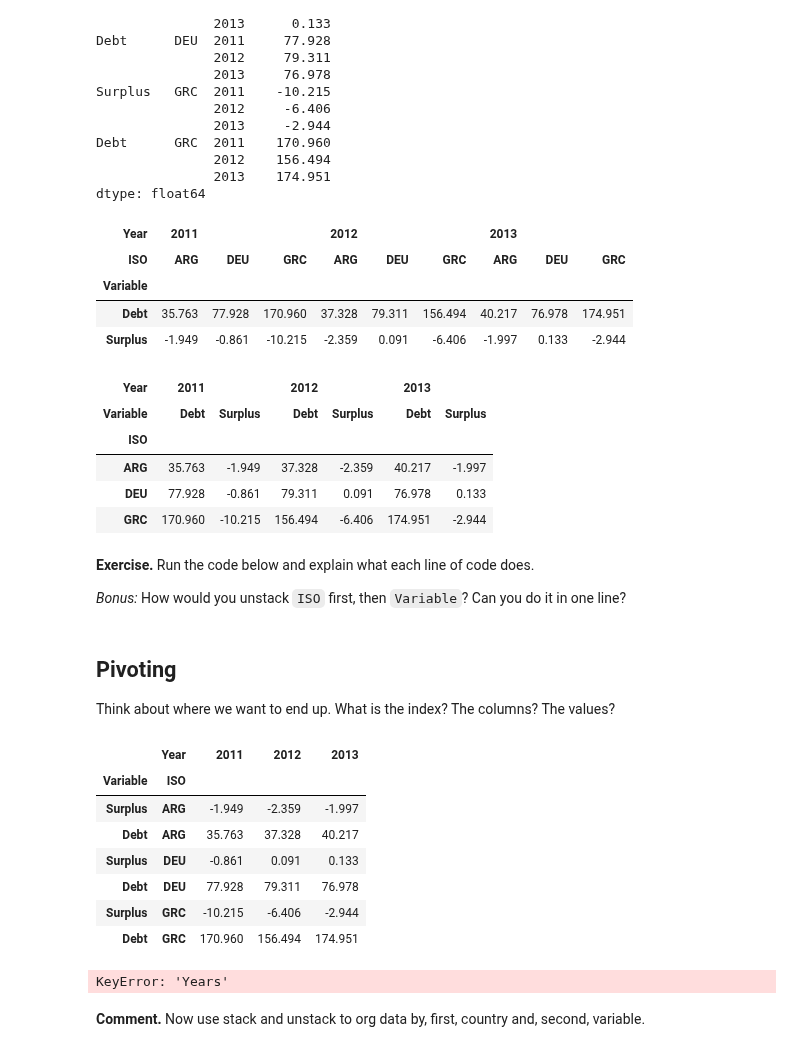
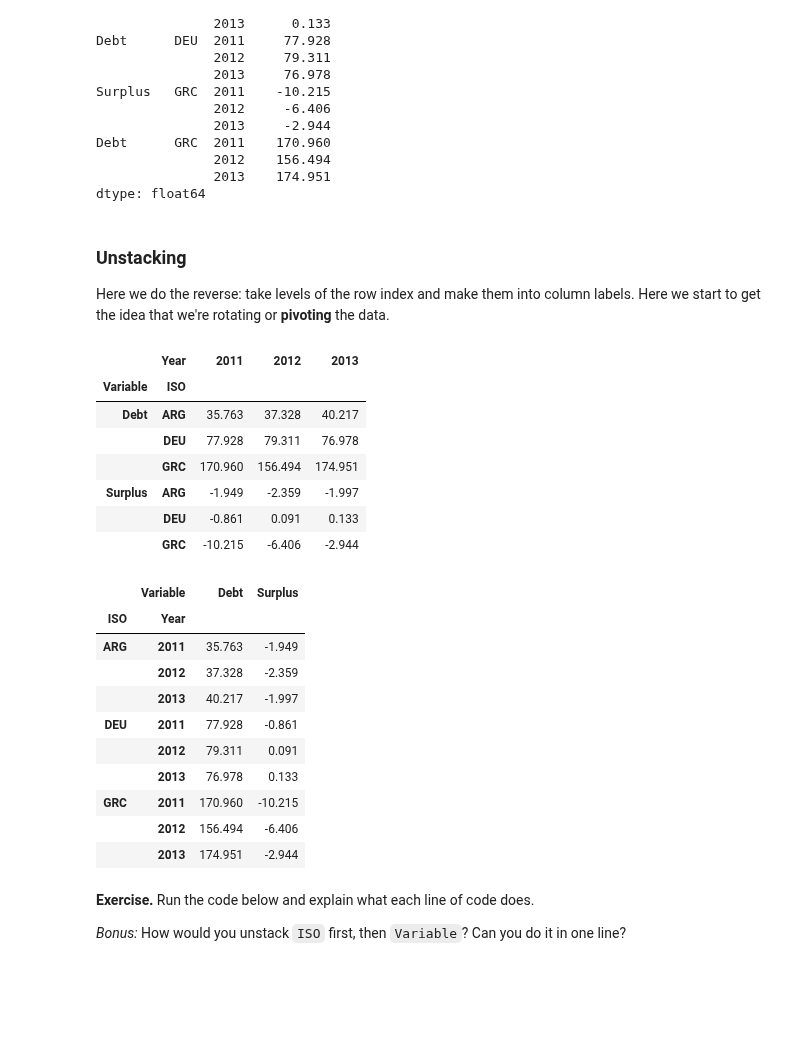
Before and after one commit to DaveBackus/Data_Bootcamp, a Jupyter notebook: Code/IPython/bootcamp_pandas-shape.ipynb, the cells around one changed output. Saved outputs shown, nothing was run; the diff lists cells and outputs as text; code cells hidden in the pictures; blank space fills up the shorter version.

```diff
--- a/Code/IPython/bootcamp_pandas-shape.ipynb
+++ b/Code/IPython/bootcamp_pandas-shape.ipynb
@@ -131,7 +129,7 @@ Take the dataframe `dd`.  What would we like in the index?  Evenutally we'd like
 # %% [markdown]
 ### Setting the index
 # %%
-dd.set_index(['Country'])
+dd.set_index('Country')
 # %% [output]
 |  | ISO | Variable | Description | Units | 2011 | 2012 | 2013 |
 | Country |  |  |  |  |  |  |  |
@@ -141,5 +139,3 @@ dd.set_index(['Country'])
 | Germany | DEU | Debt | General government gross debt | Percent of GDP | 77.928 | 79.311 | 76.978 |
 | Greece | GRC | Surplus | General government net lending/bo... | Percent of GDP | -10.215 | -6.406 | -2.944 |
 | Greece | GRC | Debt | General government gross debt | Percent of GDP | 170.960 | 156.494 | 174.951 |
-# %%
-dd.set_index(['Variable'])
@@ -352,25 +395,37 @@ Debt      GRC  2011    170.960
                2012    156.494
                2013    174.951
 dtype: float64
+# %% [markdown]
+### Unstacking
+
+Here we do the reverse:  take levels of the row index and make them into column labels.  Here we start to get the idea that we're rotating or **pivoting** the data.
 # %%
 # now go long to wide
-dds.unstack()  # defalult is lowest value level='ISO'
+ds.unstack()  # defalult is lowest value level='ISO'
 # %% [output]
-| Year | 2011 |  |  | 2012 |  |  | 2013 |  |  |
-| ISO | ARG | DEU | GRC | ARG | DEU | GRC | ARG | DEU | GRC |
-| Variable |  |  |  |  |  |  |  |  |  |
-| Debt | 35.763 | 77.928 | 170.960 | 37.328 | 79.311 | 156.494 | 40.217 | 76.978 | 174.951 |
-| Surplus | -1.949 | -0.861 | -10.215 | -2.359 | 0.091 | -6.406 | -1.997 | 0.133 | -2.944 |
+|  | Year | 2011 | 2012 | 2013 |
+| Variable | ISO |  |  |  |
+| Debt | ARG | 35.763 | 37.328 | 40.217 |
+|  | DEU | 77.928 | 79.311 | 76.978 |
+|  | GRC | 170.960 | 156.494 | 174.951 |
+| Surplus | ARG | -1.949 | -2.359 | -1.997 |
+|  | DEU | -0.861 | 0.091 | 0.133 |
+|  | GRC | -10.215 | -6.406 | -2.944 |
 # %%
 # different level
-dds.unstack(level='Variable')
+ds.unstack(level='Variable')
 # %% [output]
-| Year | 2011 |  | 2012 |  | 2013 |  |
-| Variable | Debt | Surplus | Debt | Surplus | Debt | Surplus |
-| ISO |  |  |  |  |  |  |
-| ARG | 35.763 | -1.949 | 37.328 | -2.359 | 40.217 | -1.997 |
-| DEU | 77.928 | -0.861 | 79.311 | 0.091 | 76.978 | 0.133 |
-| GRC | 170.960 | -10.215 | 156.494 | -6.406 | 174.951 | -2.944 |
+|  | Variable | Debt | Surplus |
+| ISO | Year |  |  |
+| ARG | 2011 | 35.763 | -1.949 |
+|  | 2012 | 37.328 | -2.359 |
+|  | 2013 | 40.217 | -1.997 |
+| DEU | 2011 | 77.928 | -0.861 |
+|  | 2012 | 79.311 | 0.091 |
+|  | 2013 | 76.978 | 0.133 |
+| GRC | 2011 | 170.960 | -10.215 |
+|  | 2012 | 156.494 | -6.406 |
+|  | 2013 | 174.951 | -2.944 |
 # %% [markdown]
 **Exercise.** Run the code below and explain what each line of code does.
 
@@ -378,24 +433,3 @@ dds.unstack(level='Variable')
 # %%
 du1 = ds.unstack()
 du2 = du1.unstack()
-# %% [markdown]
-## Pivoting
-
-Think about where we want to end up.  What is the index?  The columns?  The values?
-# %%
-dds
-# %% [output]
-|  | Year | 2011 | 2012 | 2013 |
-| Variable | ISO |  |  |  |
-| Surplus | ARG | -1.949 | -2.359 | -1.997 |
-| Debt | ARG | 35.763 | 37.328 | 40.217 |
-| Surplus | DEU | -0.861 | 0.091 | 0.133 |
-| Debt | DEU | 77.928 | 79.311 | 76.978 |
-| Surplus | GRC | -10.215 | -6.406 | -2.944 |
-| Debt | GRC | 170.960 | 156.494 | 174.951 |
-# %%
-dds.pivot(index='Year', columns='Variable')
-# %% [output]
-KeyError: 'Years'
-# %% [markdown]
-**Comment.** Now use stack and unstack to org data by, first, country and, second, variable.
```
Also changed, not shown: parts of 55 cells of this notebook.
